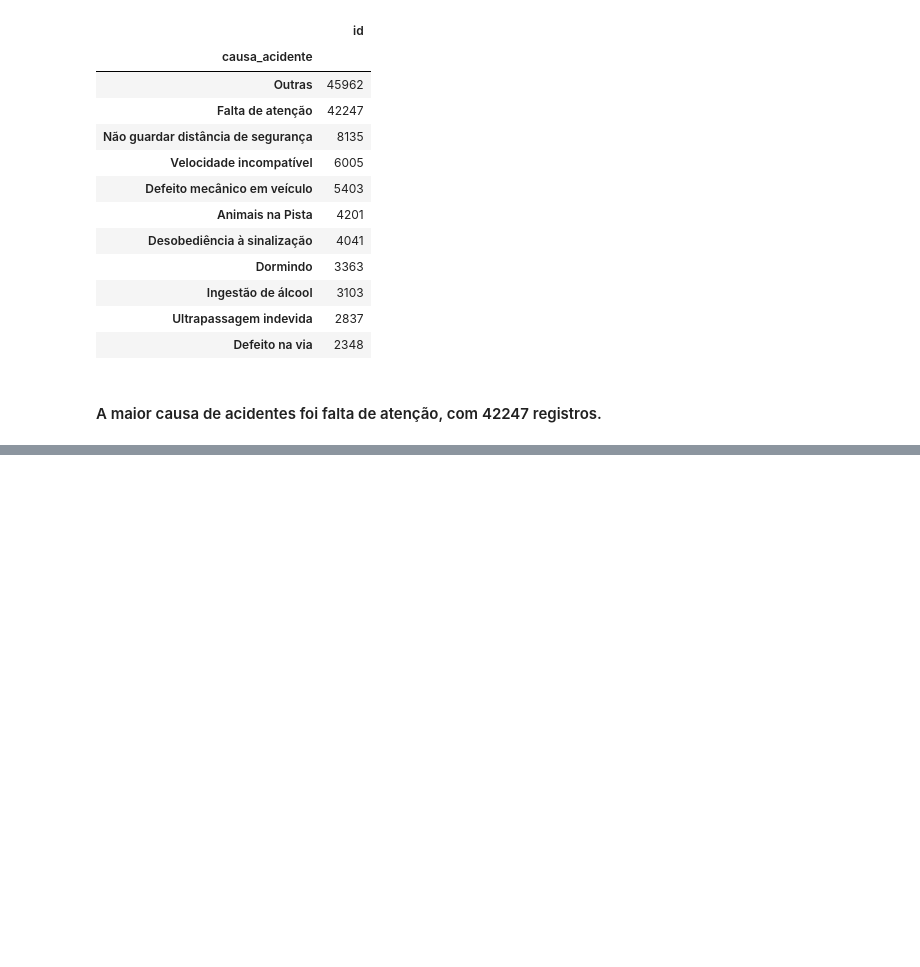
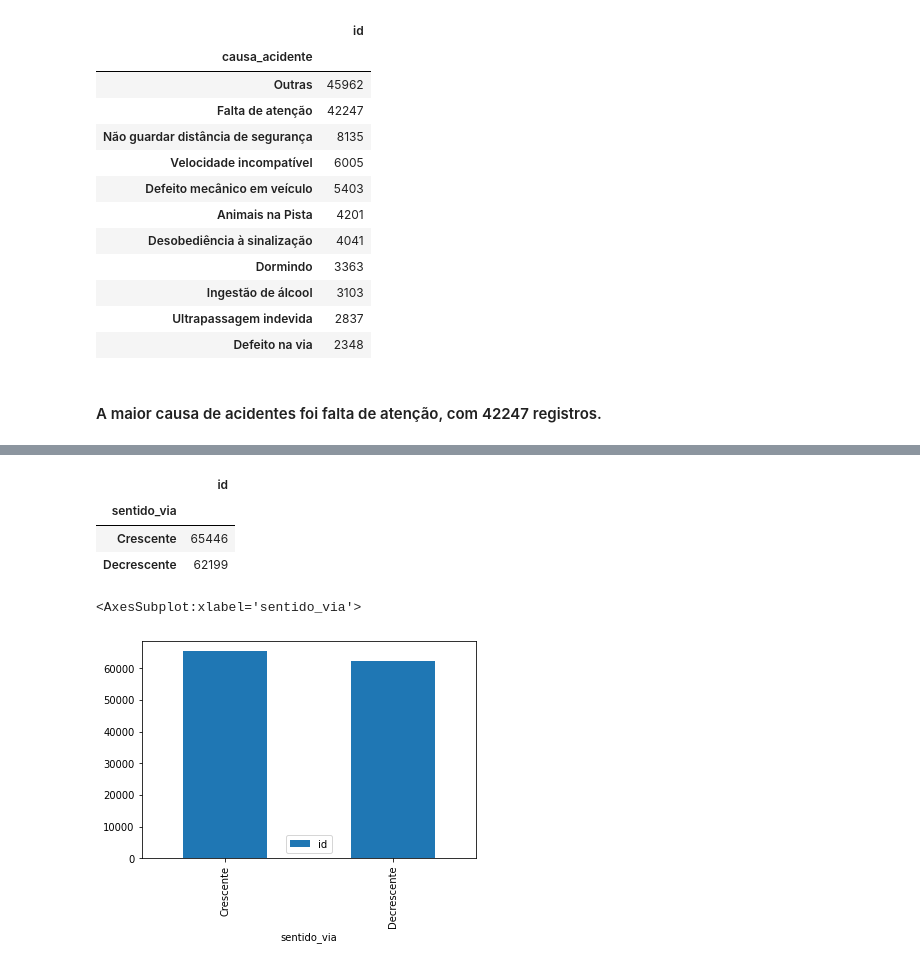
Before and after one commit to ITALOZDKJ/Me-tornando-um-analista-de-dados, a Jupyter notebook: acidentes_brasil.ipynb, the cells around one changed output, grey strips where cells are left out. Cells and saved outputs as stored; diff of their text form; code cells hidden in the pictures; blank space fills up the shorter version.

```diff
--- a/acidentes_brasil.ipynb
+++ b/acidentes_brasil.ipynb
@@ -286,0 +299,13 @@ dtype: object
+# %%
+#Tipo via
+pd.DataFrame(df.groupby(by='sentido_via').count()['id'])
+# %% [output]
+|  | id |
+| sentido_via |  |
+| Crescente | 65446 |
+| Decrescente | 62199 |
+# %%
+pd.DataFrame(df.groupby(by='sentido_via').count()['id']).plot(kind='bar')
+# %% [output]
+<AxesSubplot:xlabel='sentido_via'>
+[figure, added]
```
Also changed, not shown: parts of 24 cells of this notebook.
